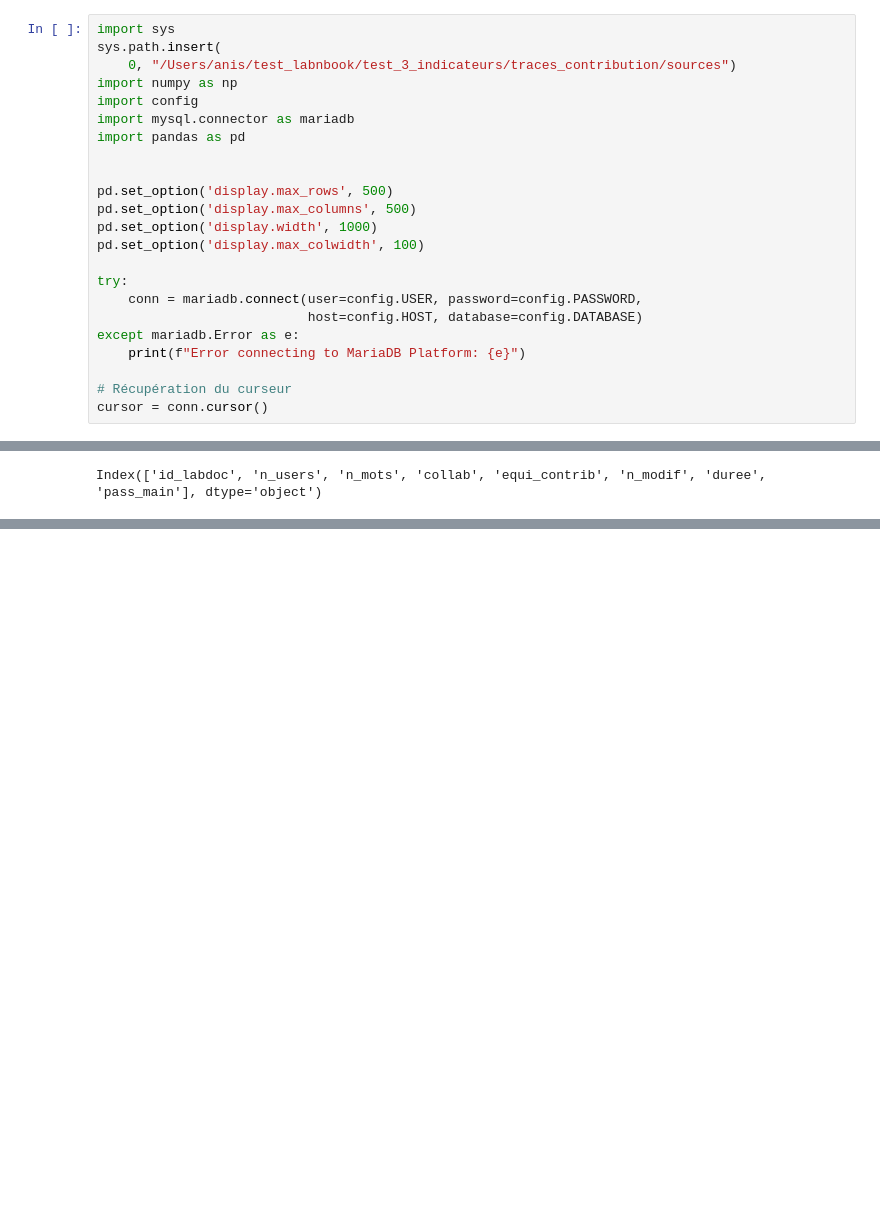
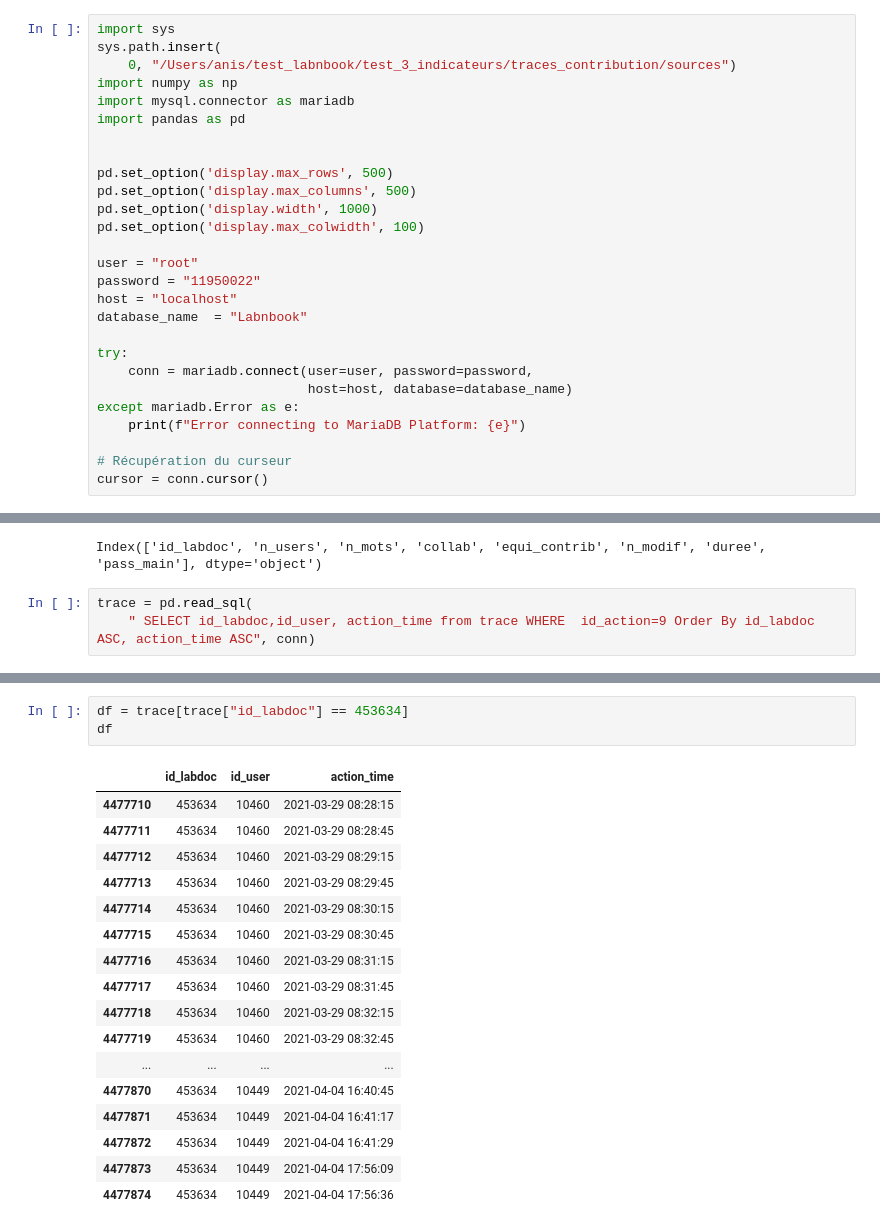
Before and after one commit to anismhaddouche/Indicators, a Jupyter notebook: doc/comparaison/ADD_Labnbook/generate_data.ipynb, the cells around one changed output, grey strips where cells are left out. Cells and saved outputs as stored; diff of their text form; blank space fills up the shorter version.

```diff
--- a/doc/comparaison/ADD_Labnbook/generate_data.ipynb
+++ b/doc/comparaison/ADD_Labnbook/generate_data.ipynb
@@ -3,7 +3,6 @@ import sys
 sys.path.insert(
     0, "/Users/anis/test_labnbook/test_3_indicateurs/traces_contribution/sources")
 import numpy as np
-import config
 import mysql.connector as mariadb
 import pandas as pd
 
@@ -13,9 +12,14 @@ pd.set_option('display.max_columns', 500)
 pd.set_option('display.width', 1000)
 pd.set_option('display.max_colwidth', 100)
 
+user = "root"
+password = "11950022"
+host = "localhost"
+database_name  = "Labnbook"
+
 try:
-    conn = mariadb.connect(user=config.USER, password=config.PASSWORD,
-                           host=config.HOST, database=config.DATABASE)
+    conn = mariadb.connect(user=user, password=password,
+                           host=host, database=database_name)
 except mariadb.Error as e:
     print(f"Error connecting to MariaDB Platform: {e}")
 
@@ -106,3 +113,6 @@ df.to_csv(
 df.columns
 # %% [output]
 Index(['id_labdoc', 'n_users', 'n_mots', 'collab', 'equi_contrib', 'n_modif', 'duree', 'pass_main'], dtype='object')
+# %%
+trace = pd.read_sql(
+    " SELECT id_labdoc,id_user, action_time from trace WHERE  id_action=9 Order By id_labdoc ASC, action_time ASC", conn)
@@ -108,0 +135,21 @@ Index(['id_labdoc', 'n_users', 'n_mots', 'collab', 'equi_contrib', 'n_modif', 'd
+# %%
+df = trace[trace["id_labdoc"] == 453634]
+df
+# %% [output]
+|  | id_labdoc | id_user | action_time |
+| 4477710 | 453634 | 10460 | 2021-03-29 08:28:15 |
+| 4477711 | 453634 | 10460 | 2021-03-29 08:28:45 |
+| 4477712 | 453634 | 10460 | 2021-03-29 08:29:15 |
+| 4477713 | 453634 | 10460 | 2021-03-29 08:29:45 |
+| 4477714 | 453634 | 10460 | 2021-03-29 08:30:15 |
+| 4477715 | 453634 | 10460 | 2021-03-29 08:30:45 |
+| 4477716 | 453634 | 10460 | 2021-03-29 08:31:15 |
+| 4477717 | 453634 | 10460 | 2021-03-29 08:31:45 |
+| 4477718 | 453634 | 10460 | 2021-03-29 08:32:15 |
+| 4477719 | 453634 | 10460 | 2021-03-29 08:32:45 |
+| ... | ... | ... | ... |
+| 4477870 | 453634 | 10449 | 2021-04-04 16:40:45 |
+| 4477871 | 453634 | 10449 | 2021-04-04 16:41:17 |
+| 4477872 | 453634 | 10449 | 2021-04-04 16:41:29 |
+| 4477873 | 453634 | 10449 | 2021-04-04 17:56:09 |
+| 4477874 | 453634 | 10449 | 2021-04-04 17:56:36 |
```
Also changed, not shown: parts of 3 cells of this notebook, 15 other files.
